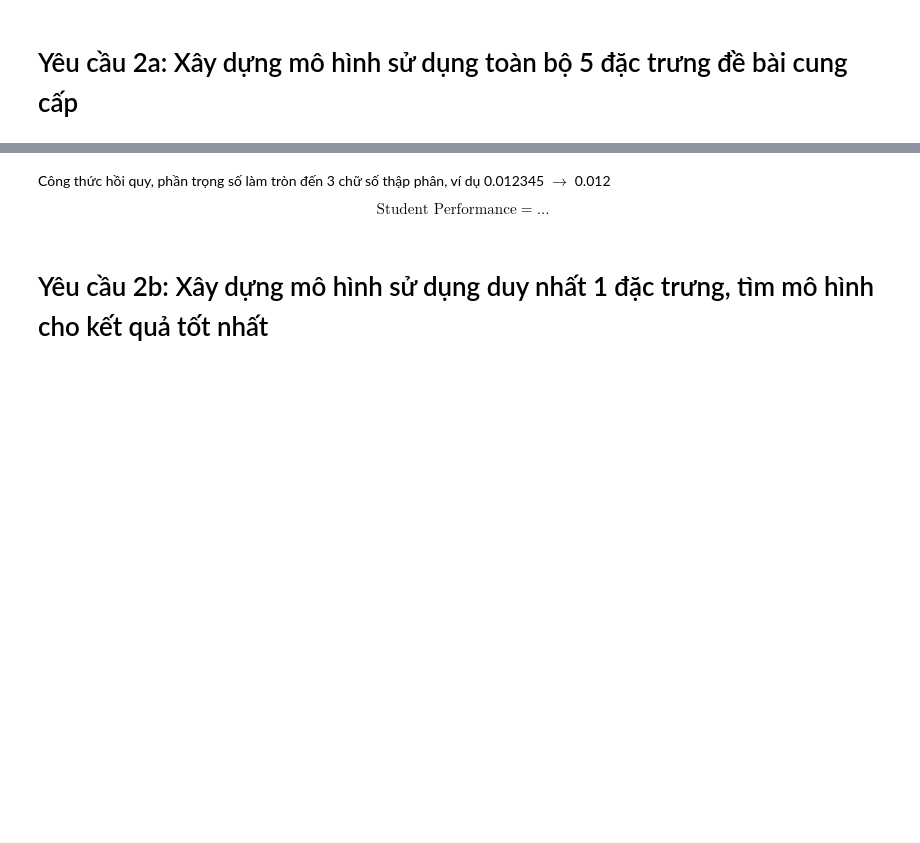
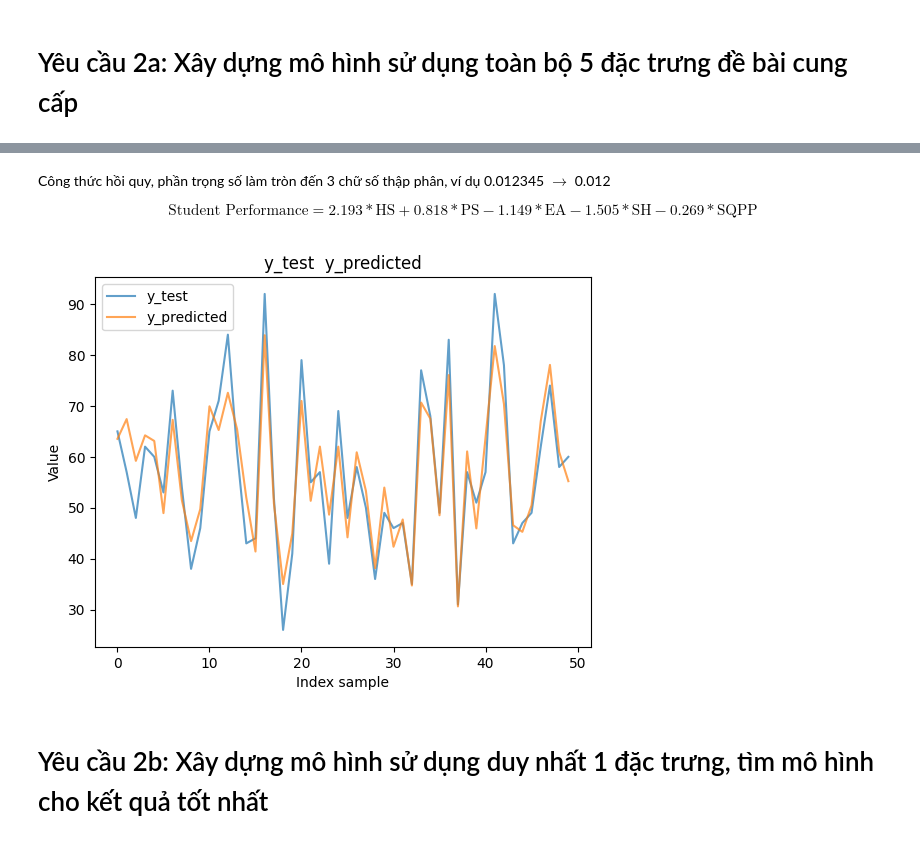
Before and after one commit to DinhXuanKhuong/Linear-Regression-using-Normal-Equation, a Jupyter notebook: P03.23127398.ipynb, the cells around one changed output, grey strips where cells are left out. Cells and saved outputs as stored; diff of their text form; code cells hidden in the pictures; blank space fills up the shorter version.

```diff
--- a/P03.23127398.ipynb
+++ b/P03.23127398.ipynb
@@ -325,3 +377,18 @@ plt.show()
 # Yêu cầu 2a: Xây dựng mô hình sử dụng toàn bộ 5 đặc trưng đề bài cung cấp
 # %%
 # Phần code cho yêu cầu 2a
+x_train_ndarray = df_to_numpy(X_train)
+y_train_ndarray = df_to_numpy(y_train)
+
+x_test_ndarray = df_to_numpy(X_test)
+y_test_ndarray = df_to_numpy(y_test)
+# %%
+
+
+model_with_5_features = OLSLinearRegression().fit(x_train_ndarray, y_train_ndarray)
+
+w_with_5_features = model_with_5_features.get_params()
+print("weights using 5 features: ",w_with_5_features)
+
+y_predicted_with_5_features = model_with_5_features.predict(x_test_ndarray)
+# print("y predicted: ", y_predicted_with_5_features)
@@ -330,7 +410,11 @@ plt.show()
 # %% [markdown]
 Công thức hồi quy, phần trọng số làm tròn đến 3 chữ số thập phân, ví dụ 0.012345 $\to$ 0.012
 
-$$\text{Student Performance} = ...$$
+$$\text{Student Performance} = 2.193 * \text{HS} + 0.818 * \text{PS} - 1.149 * \text{EA} - 1.505 * \text{SH} - 0.269 * \text{SQPP}$$
+# %%
+plot_compare(y_test_ndarray, y_predicted_with_5_features)
+# %% [output]
+[figure, added]
 # %% [markdown]
 # Yêu cầu 2b: Xây dựng mô hình sử dụng duy nhất 1 đặc trưng, tìm mô hình cho kết quả tốt nhất
 # %% [markdown]
```
Also changed, not shown: parts of 31 cells of this notebook, 1 other file.
